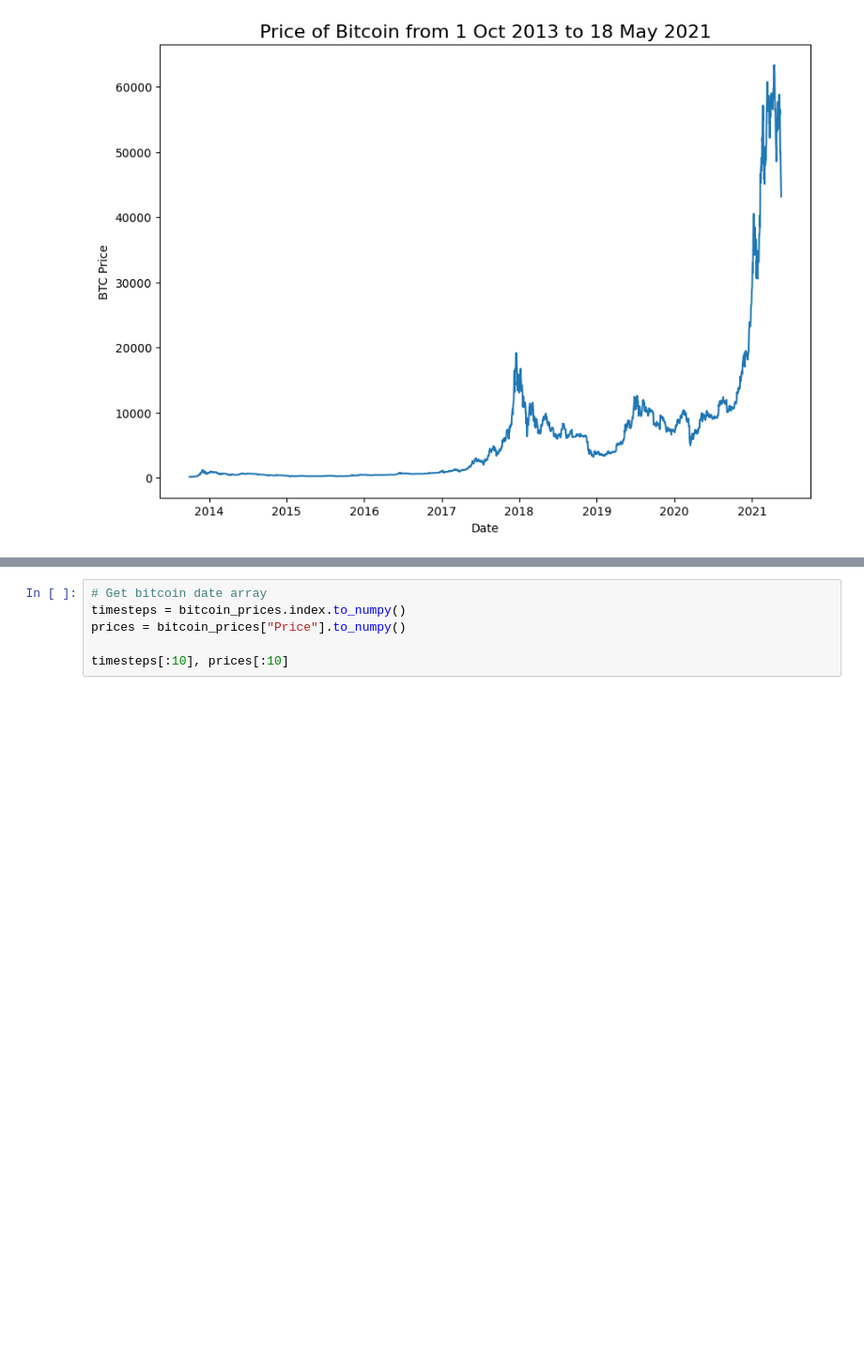
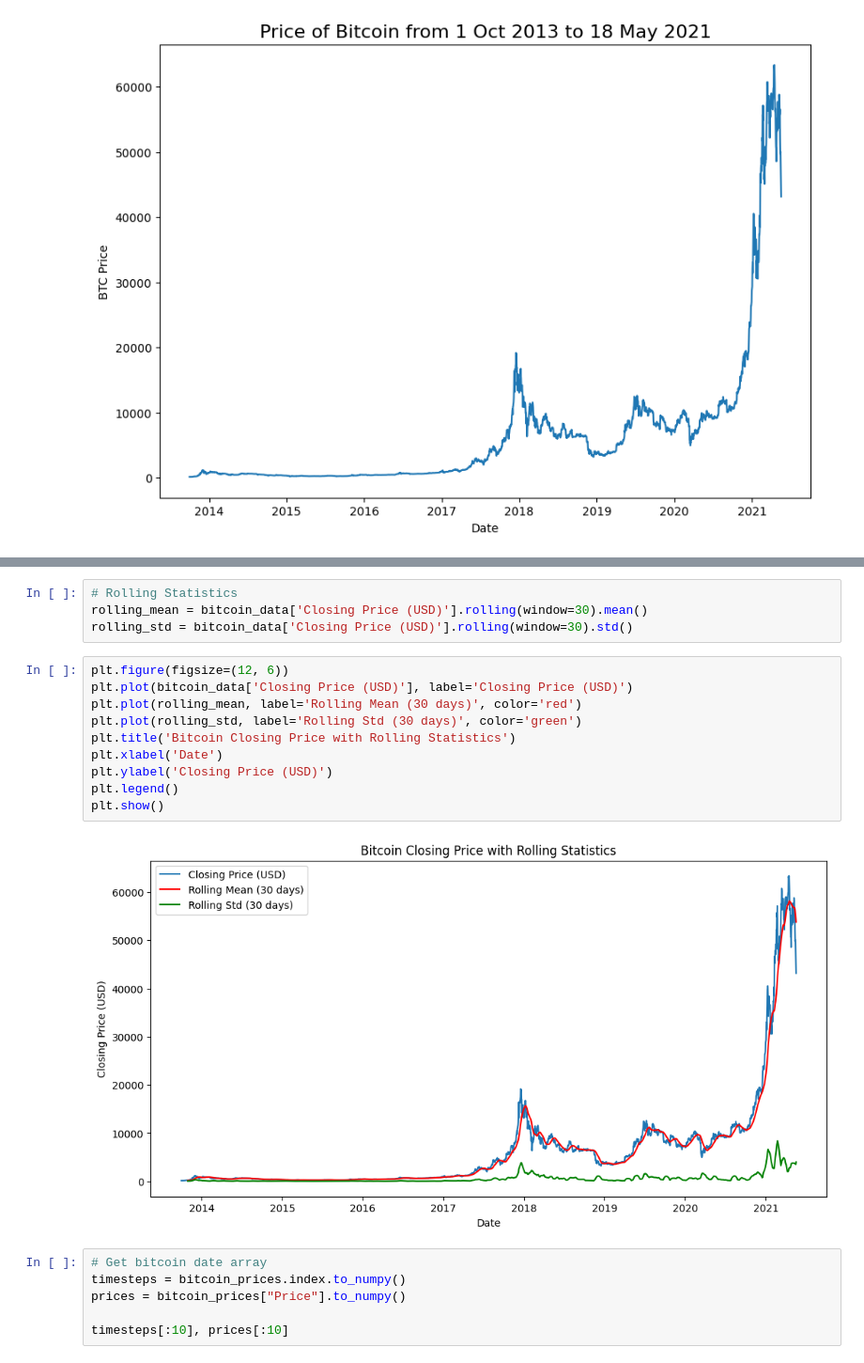
Before and after one commit to aska45/bitcoin-prediction, a Jupyter notebook: Untitled11.ipynb, the cells around one changed output, grey strips where cells are left out. Shown at 94% size. Drawn from its saved outputs; the diff is of its cells as text; blank space fills up the shorter version.

```diff
--- a/Untitled11.ipynb
+++ b/Untitled11.ipynb
@@ -98,3 +135,19 @@ plt.ylabel("BTC Price");
+# %%
+# Rolling Statistics
+rolling_mean = bitcoin_data['Closing Price (USD)'].rolling(window=30).mean()
+rolling_std = bitcoin_data['Closing Price (USD)'].rolling(window=30).std()
+# %%
+plt.figure(figsize=(12, 6))
+plt.plot(bitcoin_data['Closing Price (USD)'], label='Closing Price (USD)')
+plt.plot(rolling_mean, label='Rolling Mean (30 days)', color='red')
+plt.plot(rolling_std, label='Rolling Std (30 days)', color='green')
+plt.title('Bitcoin Closing Price with Rolling Statistics')
+plt.xlabel('Date')
+plt.ylabel('Closing Price (USD)')
+plt.legend()
+plt.show()
+# %% [output]
+[figure, added]
 # %%
 # Get bitcoin date array
 timesteps = bitcoin_prices.index.to_numpy()
```
Also changed, not shown: parts of 57 cells of this notebook.
